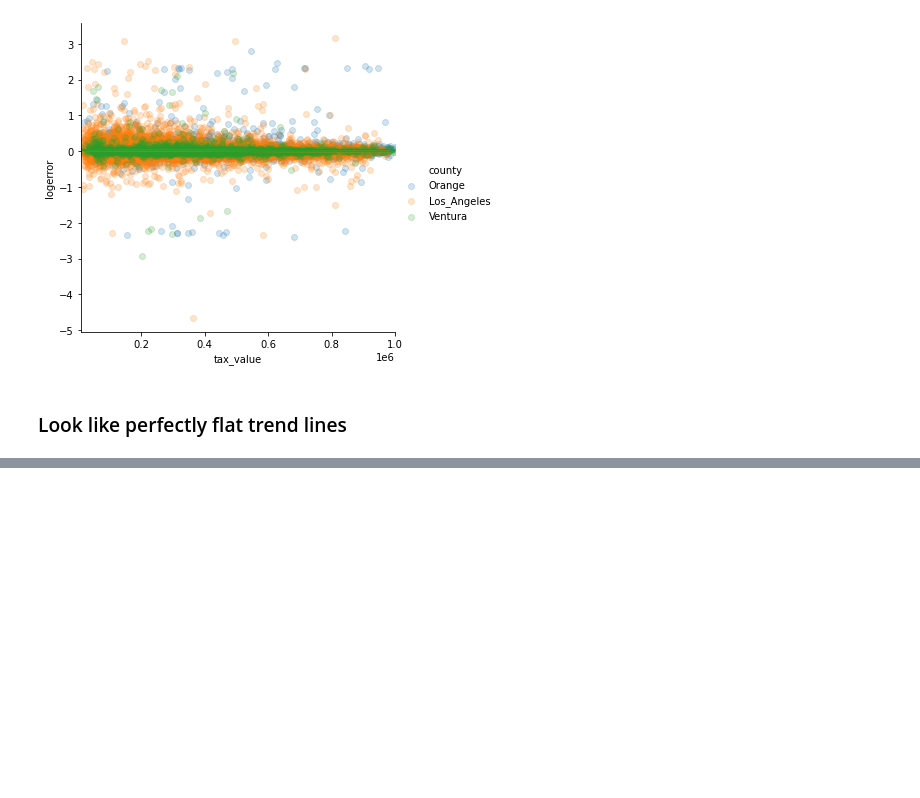
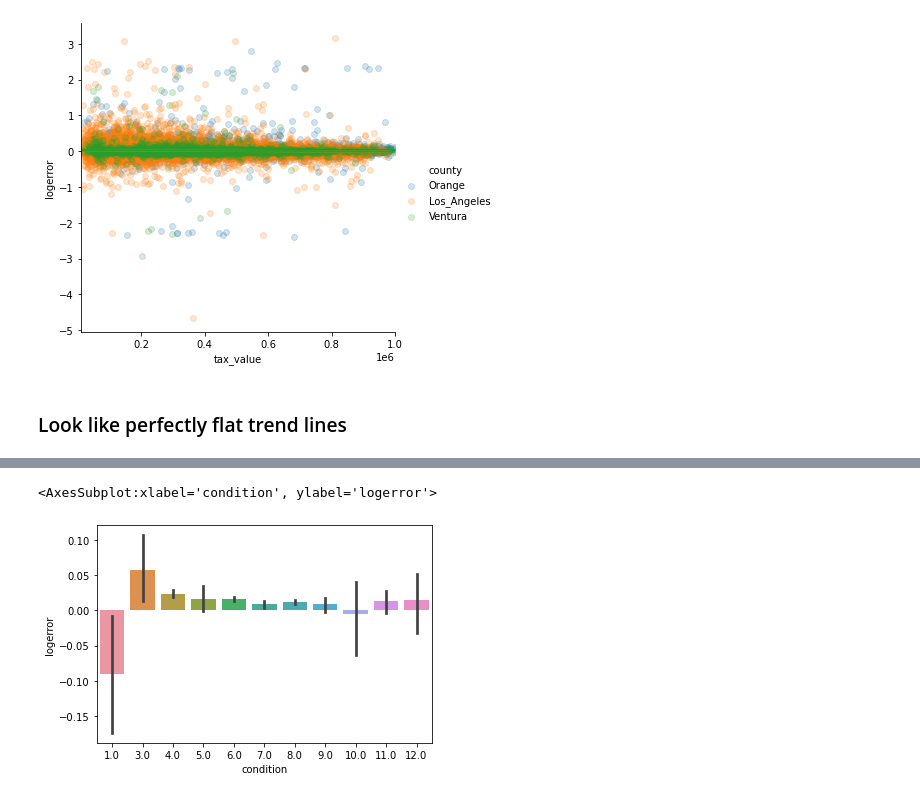
Before and after one commit to brianclements03/clustering, a Jupyter notebook: explore_zillow.ipynb, the cells around one changed output, grey strips where cells are left out. Saved outputs shown, nothing was run; the diff lists cells and outputs as text; code cells hidden in the pictures; blank space fills up the shorter version.

```diff
--- a/explore_zillow.ipynb
+++ b/explore_zillow.ipynb
@@ -461,3 +462,8 @@ train.head().T
 | Los_Angeles | 0 | 1 | 1 | 1 | 0 |
 | Orange | 1 | 0 | 0 | 0 | 0 |
 | Ventura | 0 | 0 | 0 | 0 | 1 |
+# %%
+sns.barplot(x=train.condition,y=train.logerror, data=train)
+# %% [output]
+<AxesSubplot:xlabel='condition', ylabel='logerror'>
+[figure, added]
```
Also changed, not shown: parts of 27 cells of this notebook, 1 other file.
